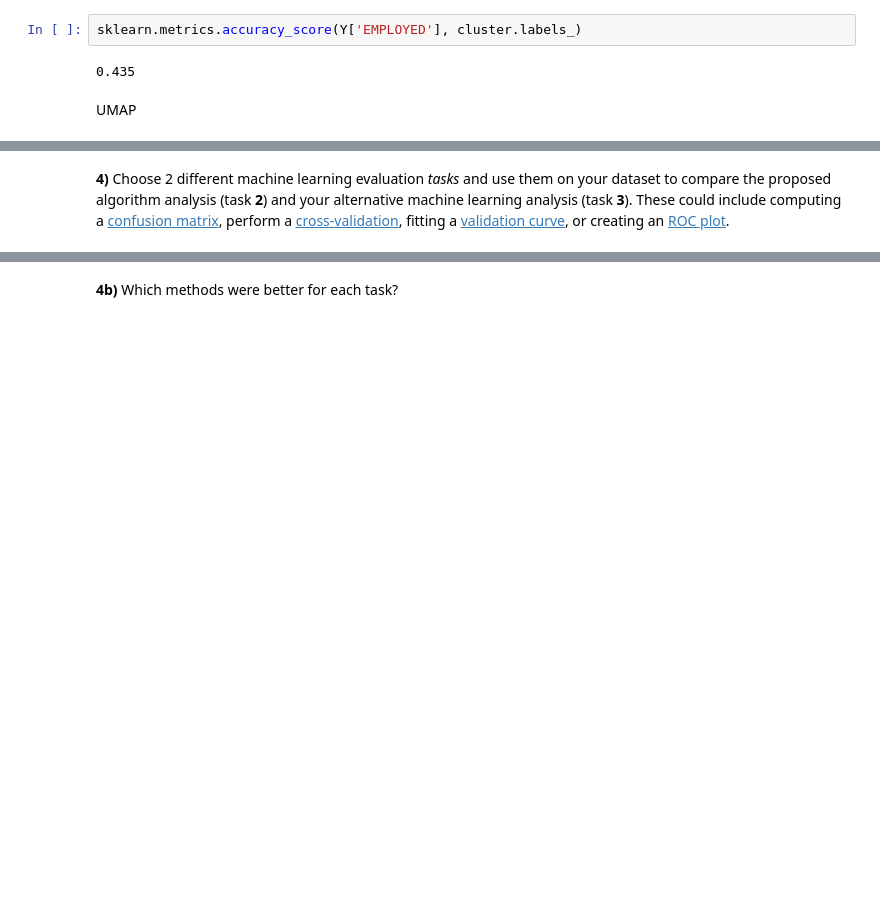
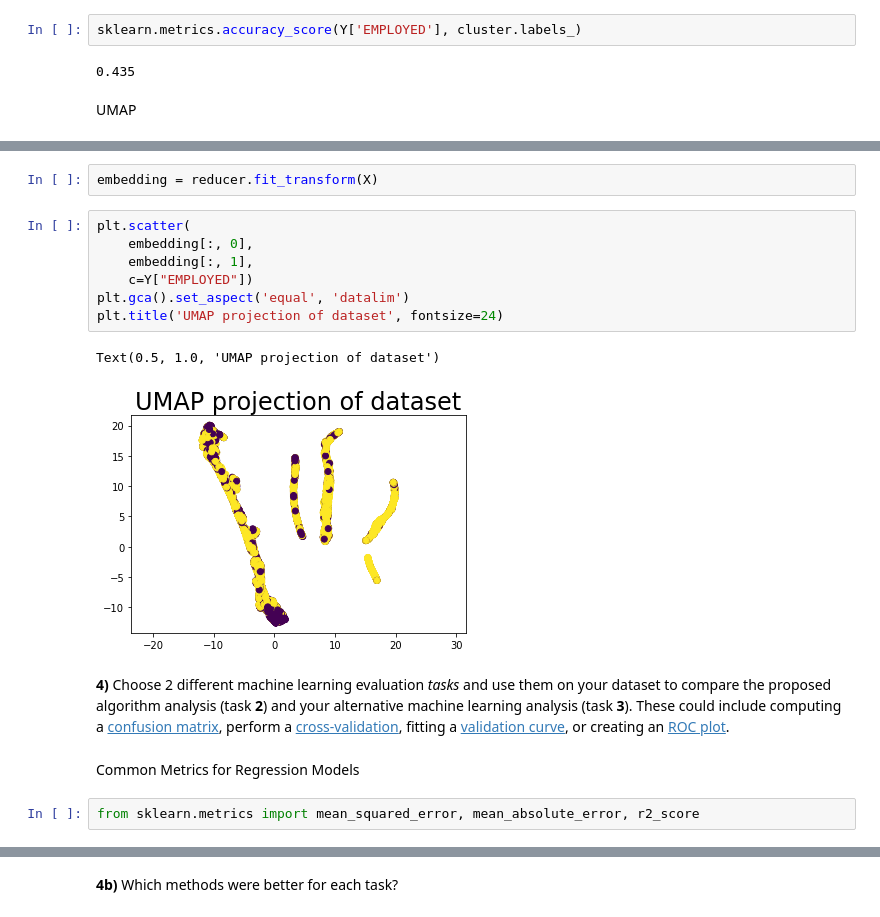
Before and after one commit to yhchou0904/ThinkDLassignments, a Jupyter notebook: Week1/Tutorial_1_machine_learning_pipelines.ipynb, the cells around one changed output, grey strips where cells are left out. Cells and saved outputs as stored; diff of their text form; blank space fills up the shorter version.

```diff
--- a/Week1/Tutorial_1_machine_learning_pipelines.ipynb
+++ b/Week1/Tutorial_1_machine_learning_pipelines.ipynb
@@ -640,2 +628,18 @@ FileNotFoundError: ignored
+# %%
+embedding = reducer.fit_transform(X)
+# %%
+plt.scatter(
+    embedding[:, 0],
+    embedding[:, 1],
+    c=Y["EMPLOYED"])
+plt.gca().set_aspect('equal', 'datalim')
+plt.title('UMAP projection of dataset', fontsize=24)
+# %% [output]
+Text(0.5, 1.0, 'UMAP projection of dataset')
+[figure, added]
 # %% [markdown]
 **4)** Choose 2 different machine learning evaluation *tasks* and use them on your dataset to compare the proposed algorithm analysis (task **2**) and your alternative machine learning analysis (task **3**). These could include computing a [confusion matrix](https://scikit-learn.org/stable/modules/generated/sklearn.metrics.plot_confusion_matrix.html#sklearn.metrics.plot_confusion_matrix), perform a [cross-validation](https://scikit-learn.org/stable/modules/cross_validation.html), fitting a [validation curve](https://scikit-learn.org/stable/modules/learning_curve.html), or creating an [ROC plot](https://scikit-learn.org/stable/visualizations.html).
+# %% [markdown]
+Common Metrics for Regression Models
+# %%
+from sklearn.metrics import mean_squared_error, mean_absolute_error, r2_score
```
Also changed, not shown: parts of 45 cells of this notebook.
